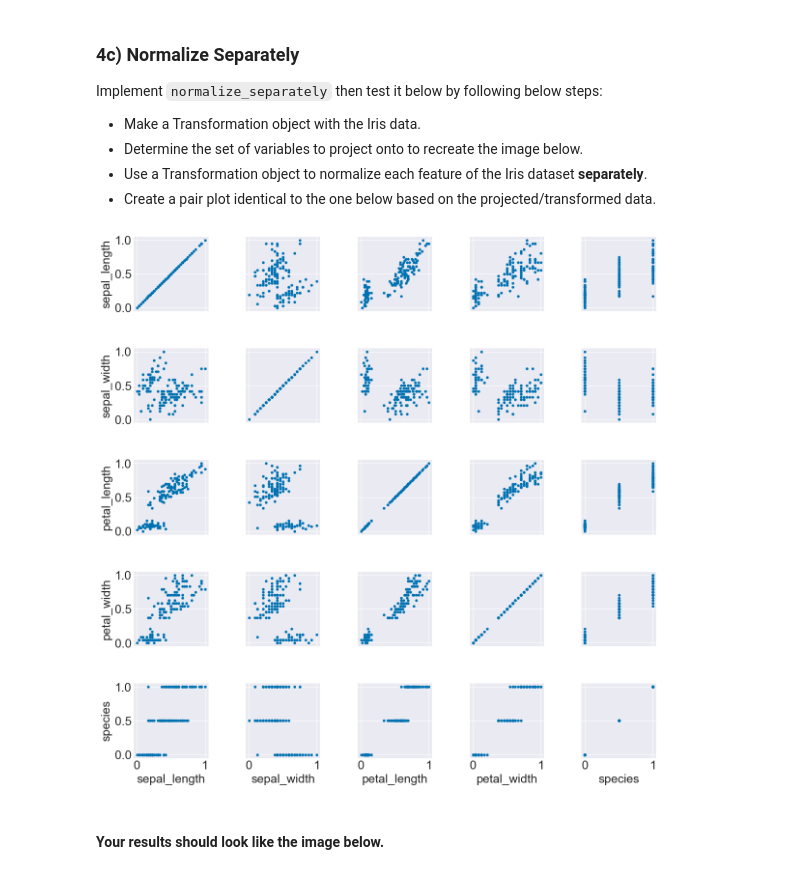
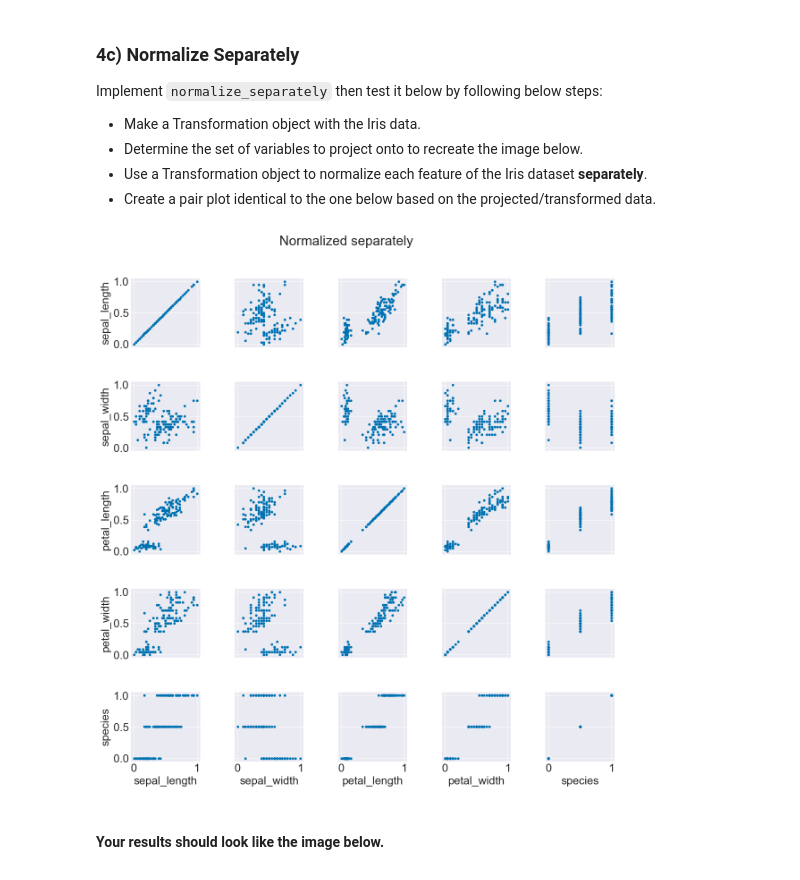
Before and after one commit to derekhessinger/Matrix_Transformations, a Jupyter notebook: transformations.ipynb, the cells around one changed output. Cells and saved outputs as stored; diff of their text form; code cells hidden in the pictures.

```diff
--- a/transformations.ipynb
+++ b/transformations.ipynb
@@ -491,16 +473,17 @@ Implement `normalize_separately` then test it below by following below steps:
 # %%
 # Your test code here
 iris_data = data.Data('data/iris.csv')
 iris_trans = transformation.Transformation(iris_data)
 headers = iris_data.get_headers()
 iris_trans.project(headers)
 
 iris_trans.normalize_separately()
 
 fig, axes = iris_trans.pair_plot(headers)
+fig.suptitle('Normalized separately')
 fig.subplots_adjust(bottom=0.0, right=1.0, top=0.9, hspace = 0.5, wspace = 0.5)
 # %% [output]
-[figure, old version]
+[figure, new version]
 # %% [markdown]
 #### Your results should look like the image below.
 
```
Also changed, not shown: parts of 14 cells of this notebook, 2 other files.
